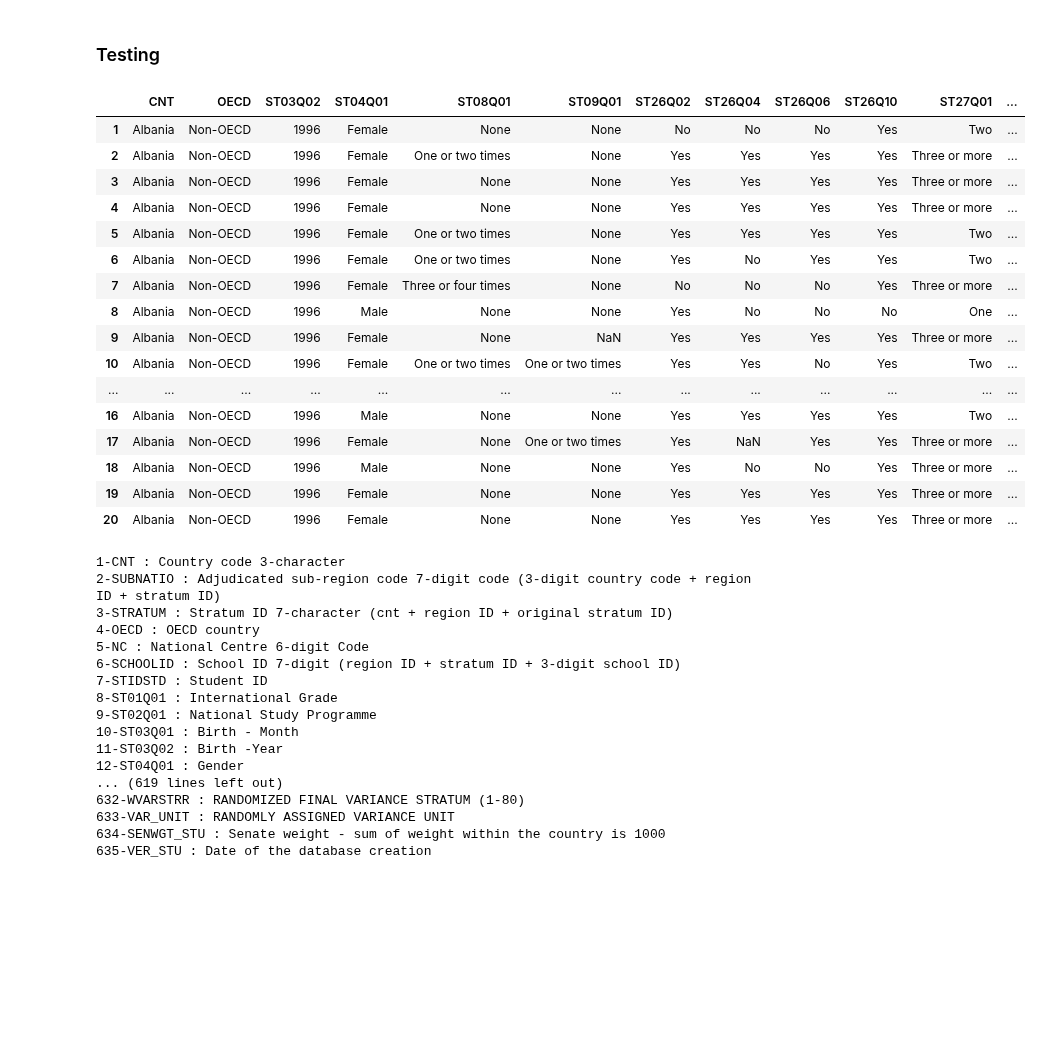
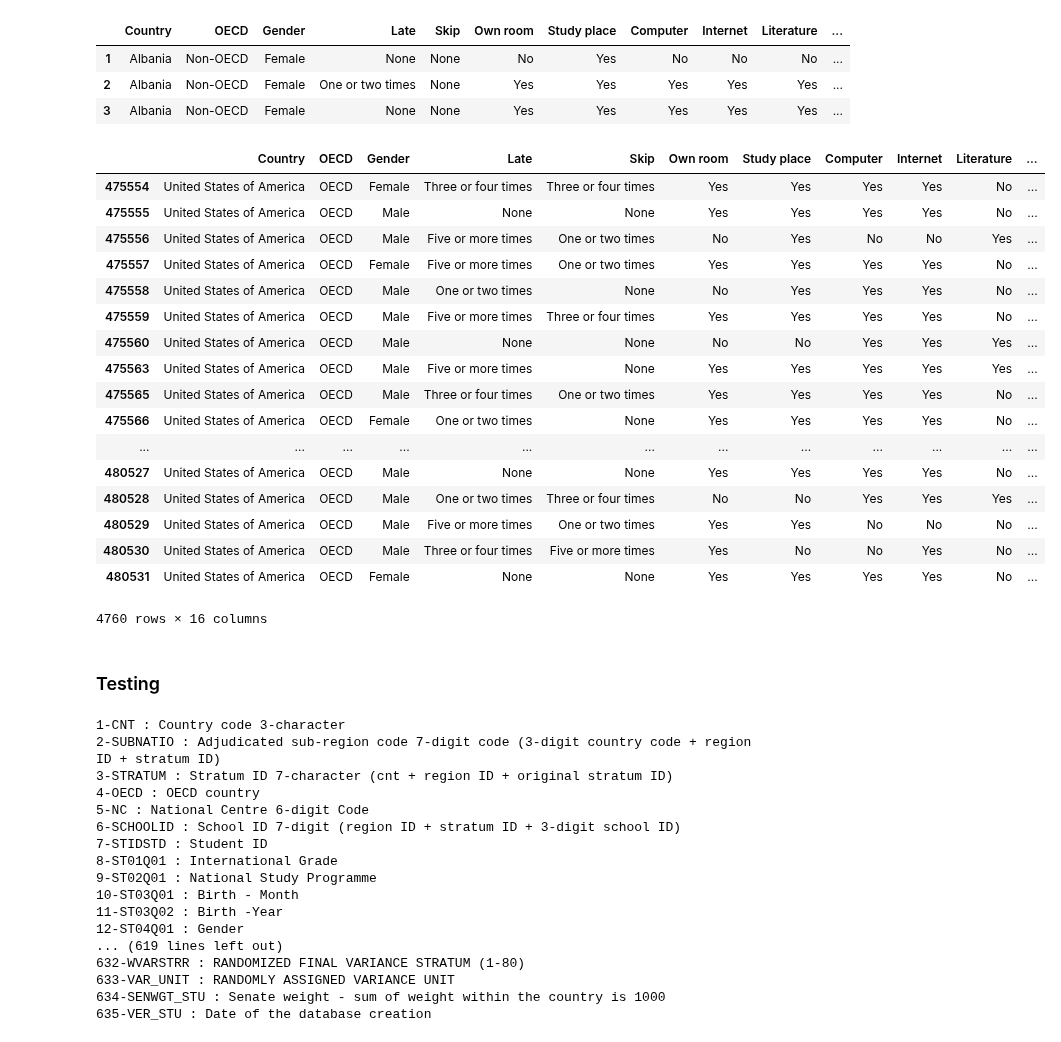
Before and after one commit to Steve-Choi/DAND, a Jupyter notebook: Communicate-Data-Findings/Communicate-Data-Findings.ipynb, the cells around one changed output. Drawn from its saved outputs; the diff is of its cells as text; code cells hidden in the pictures; blank space fills up the shorter version.

```diff
--- a/Communicate-Data-Findings/Communicate-Data-Findings.ipynb
+++ b/Communicate-Data-Findings/Communicate-Data-Findings.ipynb
@@ -41,0 +115,6 @@ df.shape
+# %%
+# drop nulls
+df.dropna(inplace=True)
+
+# check
+df.shape
@@ -42,41 +150,37 @@ df.shape
+# %%
+# drop unnecessary Plausible Value columns
+df.drop(columns=df.columns[13:28], inplace=True)
+
+# check
+df.head(3)
+# %% [output]
+|  | Country | OECD | Gender | Late | Skip | Own room | Study place | Computer | Internet | Literature | ... |
+| 1 | Albania | Non-OECD | Female | None | None | No | Yes | No | No | No | ... |
+| 2 | Albania | Non-OECD | Female | One or two times | None | Yes | Yes | Yes | Yes | Yes | ... |
+| 3 | Albania | Non-OECD | Female | None | None | Yes | Yes | Yes | Yes | Yes | ... |
+# %%
+df[df['Country'] == 'United States of America']
+# %% [output]
+|  | Country | OECD | Gender | Late | Skip | Own room | Study place | Computer | Internet | Literature | ... |
+| 475554 | United States of America | OECD | Female | Three or four times | Three or four times | Yes | Yes | Yes | Yes | No | ... |
+| 475555 | United States of America | OECD | Male | None | None | Yes | Yes | Yes | Yes | No | ... |
+| 475556 | United States of America | OECD | Male | Five or more times | One or two times | No | Yes | No | No | Yes | ... |
+| 475557 | United States of America | OECD | Female | Five or more times | One or two times | Yes | Yes | Yes | Yes | No | ... |
+| 475558 | United States of America | OECD | Male | One or two times | None | No | Yes | Yes | Yes | No | ... |
+| 475559 | United States of America | OECD | Male | Five or more times | Three or four times | Yes | Yes | Yes | Yes | No | ... |
+| 475560 | United States of America | OECD | Male | None | None | No | No | Yes | Yes | Yes | ... |
+| 475563 | United States of America | OECD | Male | Five or more times | None | Yes | Yes | Yes | Yes | Yes | ... |
+| 475565 | United States of America | OECD | Male | Three or four times | One or two times | Yes | Yes | Yes | Yes | No | ... |
+| 475566 | United States of America | OECD | Female | One or two times | None | Yes | Yes | Yes | Yes | No | ... |
+| ... | ... | ... | ... | ... | ... | ... | ... | ... | ... | ... | ... |
+| 480527 | United States of America | OECD | Male | None | None | Yes | Yes | Yes | Yes | No | ... |
+| 480528 | United States of America | OECD | Male | One or two times | Three or four times | No | No | Yes | Yes | Yes | ... |
+| 480529 | United States of America | OECD | Male | Five or more times | One or two times | Yes | Yes | No | No | No | ... |
+| 480530 | United States of America | OECD | Male | Three or four times | Five or more times | Yes | No | No | Yes | No | ... |
+| 480531 | United States of America | OECD | Female | None | None | Yes | Yes | Yes | Yes | No | ... |
+4760 rows × 16 columns
 # %% [markdown]
 ### Testing
-# %%
-# columns wanted
-# math = [501,502,503,504,505]
-# language = [541, 542, 543, 544, 545]
-# science = [546, 547, 548, 549, 550]
-# 43-ST25Q01 : International Language at Home
-# 143-ST57Q03 : Out-of-School Study Time - Personal Tutor
-# 411-AGE : Age of student
-my_cols = [0, 1, 4, 11, 12, 18, 19, 45, 46, 47, 49, 50, 52, 53, 411, 501, 502, 503, 504, 505, 541, 542, 543, 544, 545, \
-          546, 547, 548, 549, 550]
-# [index, Country, OECD, Birth year, Gender, Own room, Study place, computer, Internet, Literature, Art, Textbook, age]
-
-# This is for test. Reading selective columns
-df =  pd.read_csv('data/pisa2012.csv', encoding='ISO-8859-1', index_col=0, low_memory=False, \
-                  usecols=my_cols, nrows=10_000)
-
-#check
-df.head(20)
-# %% [output]
-|  | CNT | OECD | ST03Q02 | ST04Q01 | ST08Q01 | ST09Q01 | ST26Q02 | ST26Q04 | ST26Q06 | ST26Q10 | ST27Q01 | ... |
-| 1 | Albania | Non-OECD | 1996 | Female | None | None | No | No | No | Yes | Two | ... |
-| 2 | Albania | Non-OECD | 1996 | Female | One or two times | None | Yes | Yes | Yes | Yes | Three or more | ... |
-| 3 | Albania | Non-OECD | 1996 | Female | None | None | Yes | Yes | Yes | Yes | Three or more | ... |
-| 4 | Albania | Non-OECD | 1996 | Female | None | None | Yes | Yes | Yes | Yes | Three or more | ... |
-| 5 | Albania | Non-OECD | 1996 | Female | One or two times | None | Yes | Yes | Yes | Yes | Two | ... |
-| 6 | Albania | Non-OECD | 1996 | Female | One or two times | None | Yes | No | Yes | Yes | Two | ... |
-| 7 | Albania | Non-OECD | 1996 | Female | Three or four times | None | No | No | No | Yes | Three or more | ... |
-| 8 | Albania | Non-OECD | 1996 | Male | None | None | Yes | No | No | No | One | ... |
-| 9 | Albania | Non-OECD | 1996 | Female | None | NaN | Yes | Yes | Yes | Yes | Three or more | ... |
-| 10 | Albania | Non-OECD | 1996 | Female | One or two times | One or two times | Yes | Yes | No | Yes | Two | ... |
-| ... | ... | ... | ... | ... | ... | ... | ... | ... | ... | ... | ... | ... |
-| 16 | Albania | Non-OECD | 1996 | Male | None | None | Yes | Yes | Yes | Yes | Two | ... |
-| 17 | Albania | Non-OECD | 1996 | Female | None | One or two times | Yes | NaN | Yes | Yes | Three or more | ... |
-| 18 | Albania | Non-OECD | 1996 | Male | None | None | Yes | No | No | Yes | Three or more | ... |
-| 19 | Albania | Non-OECD | 1996 | Female | None | None | Yes | Yes | Yes | Yes | Three or more | ... |
-| 20 | Albania | Non-OECD | 1996 | Female | None | None | Yes | Yes | Yes | Yes | Three or more | ... |
 # %%
 # read pisa - dictionaries (column descriptions)
 df_colname = pd.read_csv('data/pisadict2012.csv', encoding='ISO-8859-1')
```
Also changed, not shown: parts of 12 cells of this notebook.
